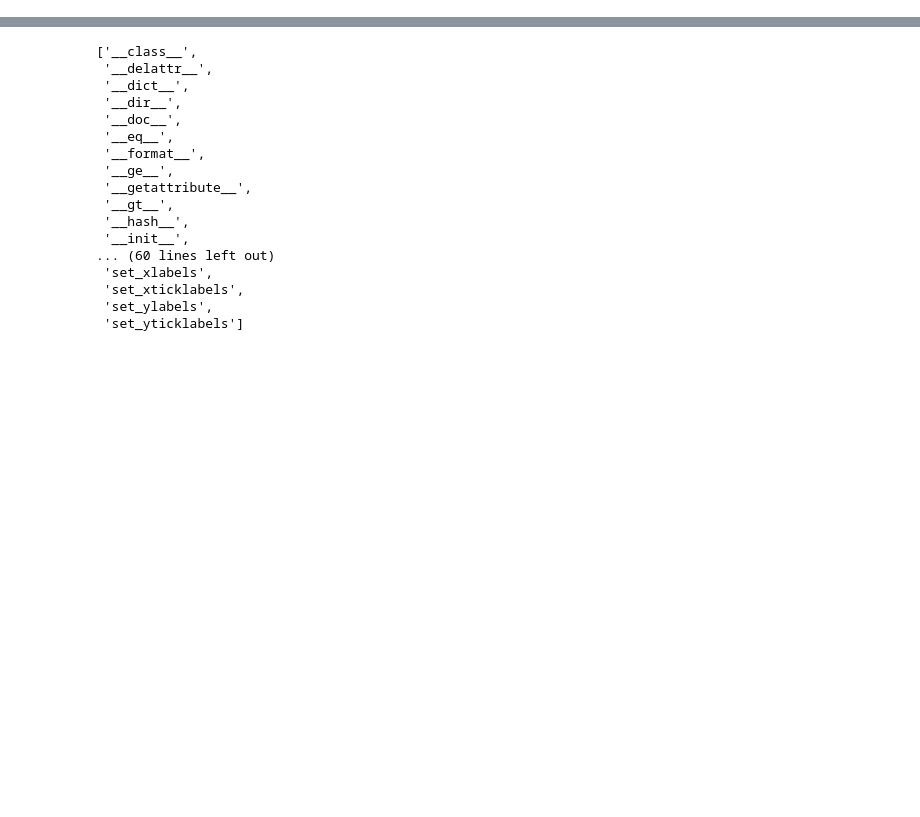
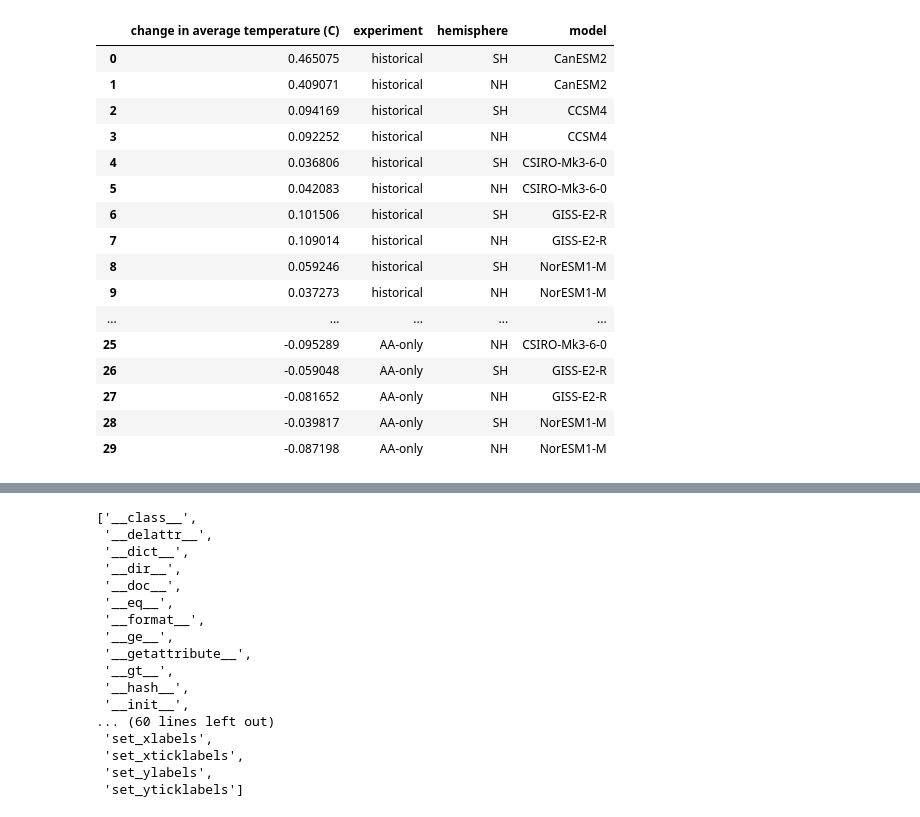
Before and after one commit to DamienIrving/ocean-analysis, a Jupyter notebook: development/hemispheric_boxplot.ipynb, the cells around one changed output, grey strips where cells are left out. Drawn from its saved outputs; the diff is of its cells as text; code cells hidden in the pictures; blank space fills up the shorter version.

```diff
--- a/development/hemispheric_boxplot.ipynb
+++ b/development/hemispheric_boxplot.ipynb
@@ -157,0 +196,20 @@ plt.savefig('/g/data/r87/dbi599/figures/energy-check-global/ohc-hfds-rndt-nh-sh-
+# %%
+temperature_df
+# %% [output]
+|  | change in average temperature (C) | experiment | hemisphere | model |
+| 0 | 0.465075 | historical | SH | CanESM2 |
+| 1 | 0.409071 | historical | NH | CanESM2 |
+| 2 | 0.094169 | historical | SH | CCSM4 |
+| 3 | 0.092252 | historical | NH | CCSM4 |
+| 4 | 0.036806 | historical | SH | CSIRO-Mk3-6-0 |
+| 5 | 0.042083 | historical | NH | CSIRO-Mk3-6-0 |
+| 6 | 0.101506 | historical | SH | GISS-E2-R |
+| 7 | 0.109014 | historical | NH | GISS-E2-R |
+| 8 | 0.059246 | historical | SH | NorESM1-M |
+| 9 | 0.037273 | historical | NH | NorESM1-M |
+| ... | ... | ... | ... | ... |
+| 25 | -0.095289 | AA-only | NH | CSIRO-Mk3-6-0 |
+| 26 | -0.059048 | AA-only | SH | GISS-E2-R |
+| 27 | -0.081652 | AA-only | NH | GISS-E2-R |
+| 28 | -0.039817 | AA-only | SH | NorESM1-M |
+| 29 | -0.087198 | AA-only | NH | NorESM1-M |
```
Also changed, not shown: parts of 10 cells of this notebook.
